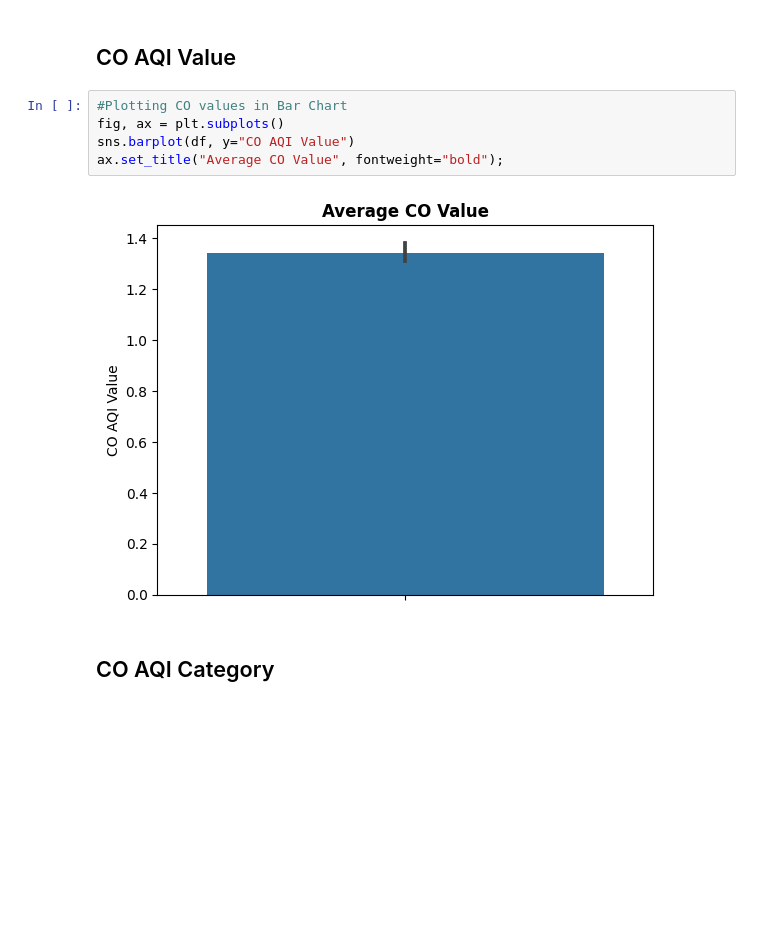
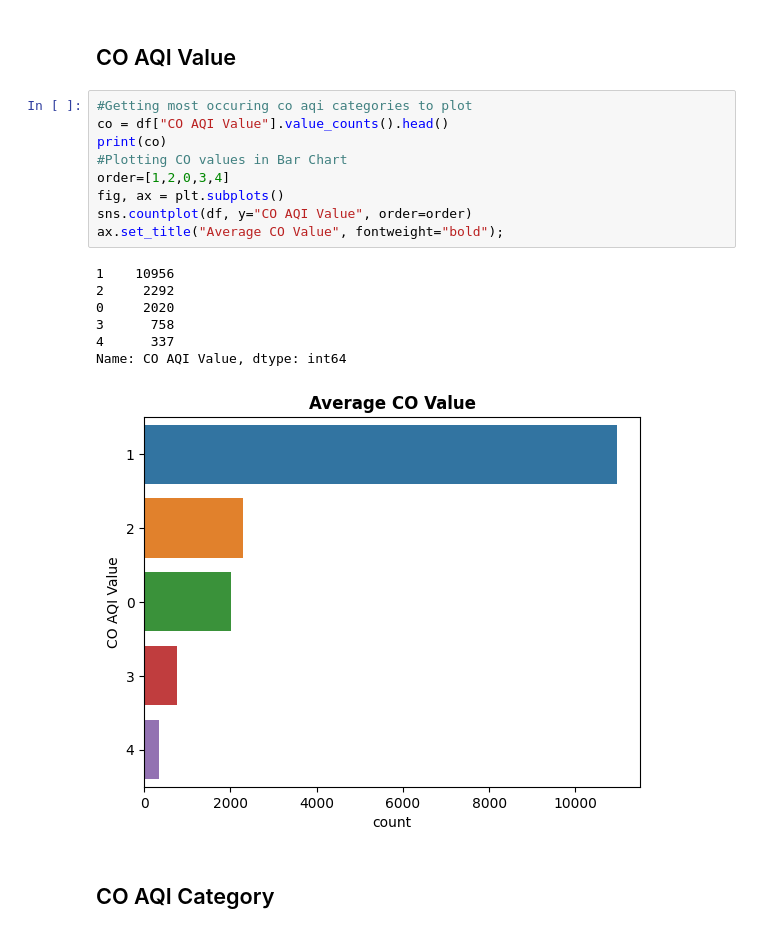
Before and after one commit to eckoecho/Project-2, a Jupyter notebook: World_Air_Quality_Index_by_City_and_Coordinates.ipynb, the cells around one changed output. Drawn from its saved outputs; the diff is of its cells as text; blank space fills up the shorter version.

```diff
--- a/World_Air_Quality_Index_by_City_and_Coordinates.ipynb
+++ b/World_Air_Quality_Index_by_City_and_Coordinates.ipynb
@@ -205,12 +229,22 @@ Name: AQI Category, dtype: int64
 # %% [markdown]
 ## CO AQI Value
 # %%
+#Getting most occuring co aqi categories to plot
+co = df["CO AQI Value"].value_counts().head()
+print(co)
 #Plotting CO values in Bar Chart
+order=[1,2,0,3,4]
 fig, ax = plt.subplots()
-sns.barplot(df, y="CO AQI Value")
+sns.countplot(df, y="CO AQI Value", order=order)
 ax.set_title("Average CO Value", fontweight="bold");
 # %% [output]
+1    10956
+2     2292
+0     2020
+3      758
+4      337
+Name: CO AQI Value, dtype: int64
-[figure, old version]
+[figure, new version]
 # %% [markdown]
 ## CO AQI Category
 # %%
```
Also changed, not shown: parts of 36 cells of this notebook.
